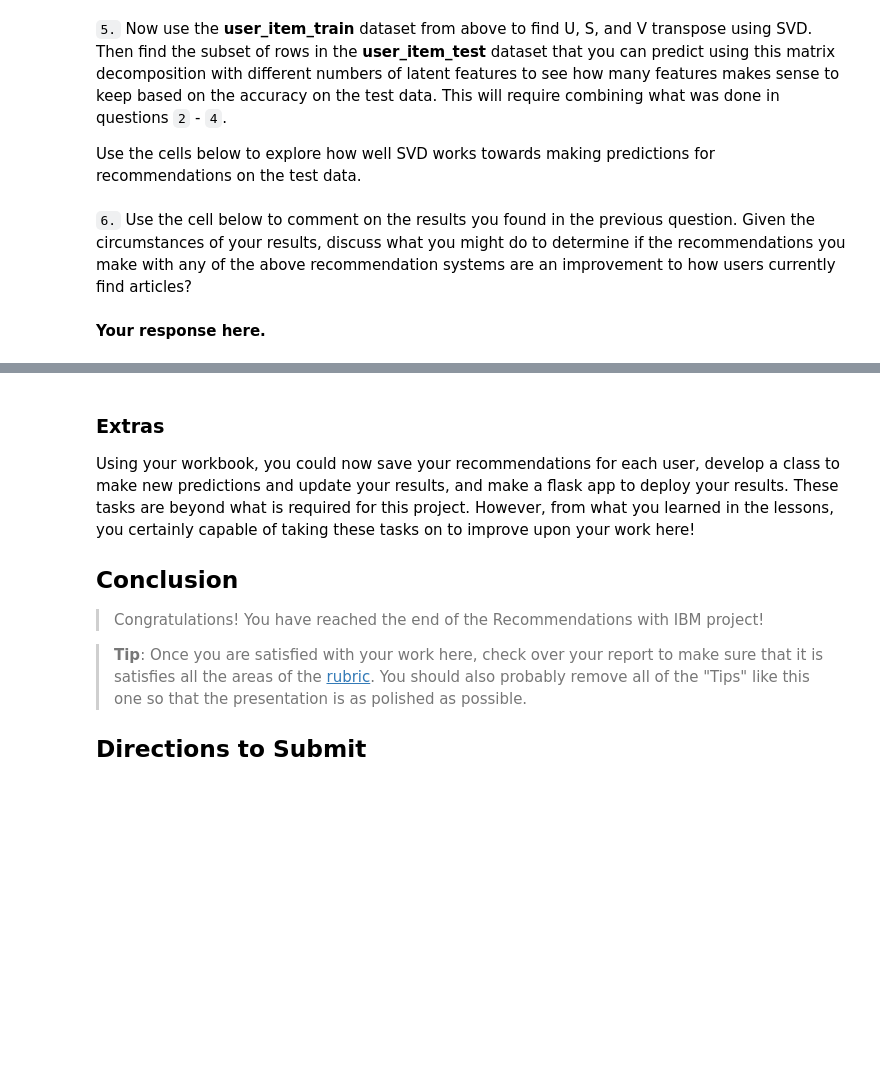
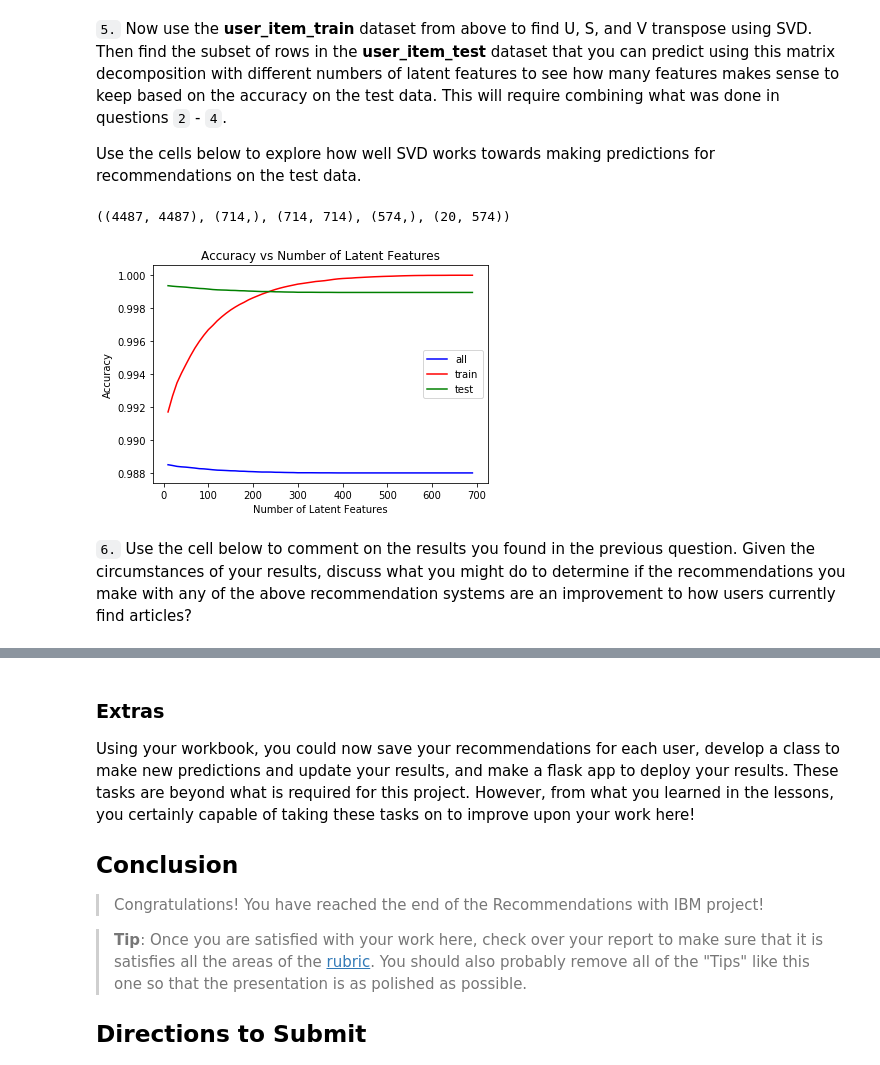
Before and after one commit to inmaugarc/DataScience_IBM_Recommendations_Engine, a Jupyter notebook: Recommendations_with_IBM.ipynb, the cells around one changed output, grey strips where cells are left out. Cells and saved outputs as stored; diff of their text form; code cells hidden in the pictures; blank space fills up the shorter version.

```diff
--- a/Recommendations_with_IBM.ipynb
+++ b/Recommendations_with_IBM.ipynb
@@ -1087,11 +1423,11 @@ def create_test_and_train_user_item(df_train, df_test):
     user_item_test = create_user_item_matrix(df_test)
 
     # get the user_ids of the test set
-    test_idx = user_item_test.index.values
+    test_ids = user_item_test.index.values
     # get the articles_ids of the test set
     test_arts = user_item_test.columns.values
 
-    return user_item_train, user_item_test, test_idx, test_arts
+    return user_item_train, user_item_test, test_ids, test_arts
 
-user_item_train, user_item_test, test_idx, test_arts = create_test_and_train_user_item(df_train, df_test)
+user_item_train, user_item_test, test_ids, test_arts = create_test_and_train_user_item(df_train, df_test)
 # %%
@@ -1153,8 +1489,8 @@ train_article_id = user_item_train.columns
 
 # TEST SET
 # it's the information that is contained in the train set and also in the test set
-user_item_train, user_item_test, test_idx, test_arts
-test_user_id = np.intersect1d(train_user_id, test_idx)
+user_item_train, user_item_test, test_ids, test_arts
+test_user_id = np.intersect1d(train_user_id, test_ids)
 test_article_id =  np.intersect1d(train_article_id, test_arts)
 # %%
 # fit SVD on the user_item_train matrix
@@ -1162,7 +1498,23 @@ u_train, s_train, vt_train = np.linalg.svd(user_item_train) # fit svd similar to
 # %%
 # Use these cells to see how well you can use the training
 # decomposition to predict on test data
+u_test = u_train[user_item_train.index.isin(test_ids), :]
+vt_test = vt_train[:, user_item_train.columns.isin(test_arts)]
+
+u_test.shape, vt_test.shape, u_train.shape, vt_train.shape
+common = user_item_test.loc[test_user_id, test_article_id]
+# %%
+# Let's check the shapes of every matrix
+u_train.shape, s_train.shape, vt_train.shape, test_article_id.shape, common.shape
+# %% [output]
+((4487, 4487), (714,), (714, 714), (574,), (20, 574))
+# %%
+# let's calculate the accumulated errors for a number of latent features
+sum_errors, sum_train_errors, sum_test_errors, n_latent_features = train_test_accuracy_by_latent_features(10, 700, 10, u, s, vt, u_test, vt_test, user_item_matrix, common)
+# %%
+# And finally plot accumulated errors for train, test and all sets with a nice graphic
+plot_errors(n_latent_features, sum_errors, sum_train_errors, sum_test_errors)
+# %% [output]
+[figure, added]
 # %% [markdown]
 `6.` Use the cell below to comment on the results you found in the previous question. Given the circumstances of your results, discuss what you might do to determine if the recommendations you make with any of the above recommendation systems are an improvement to how users currently find articles?
-# %% [markdown]
-**Your response here.**
```
Also changed, not shown: parts of 79 cells of this notebook, 1 other file.
